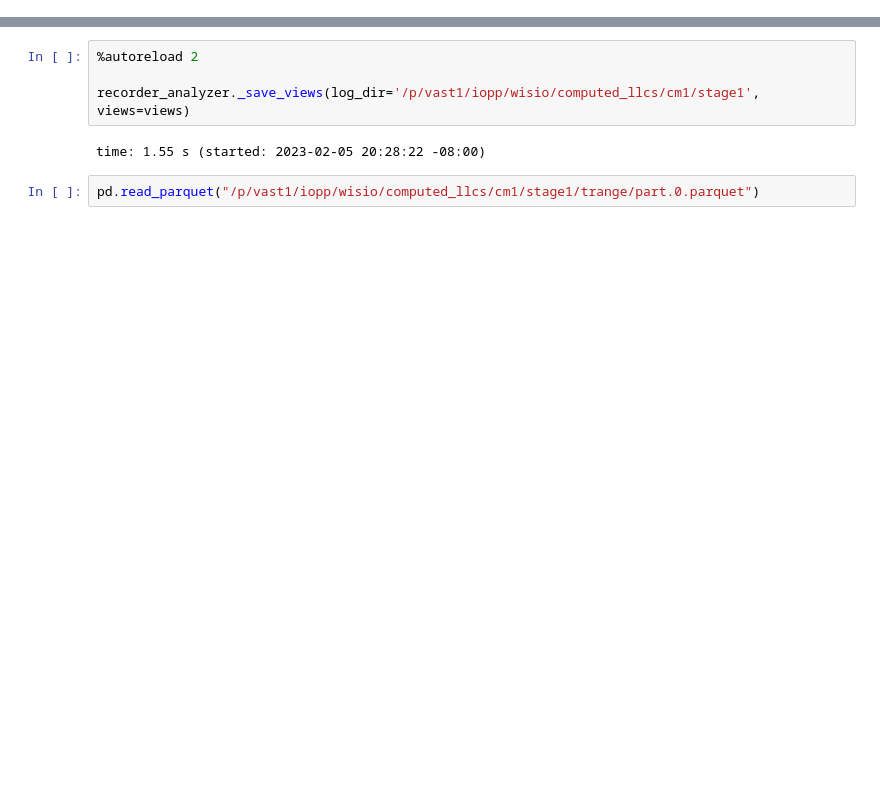
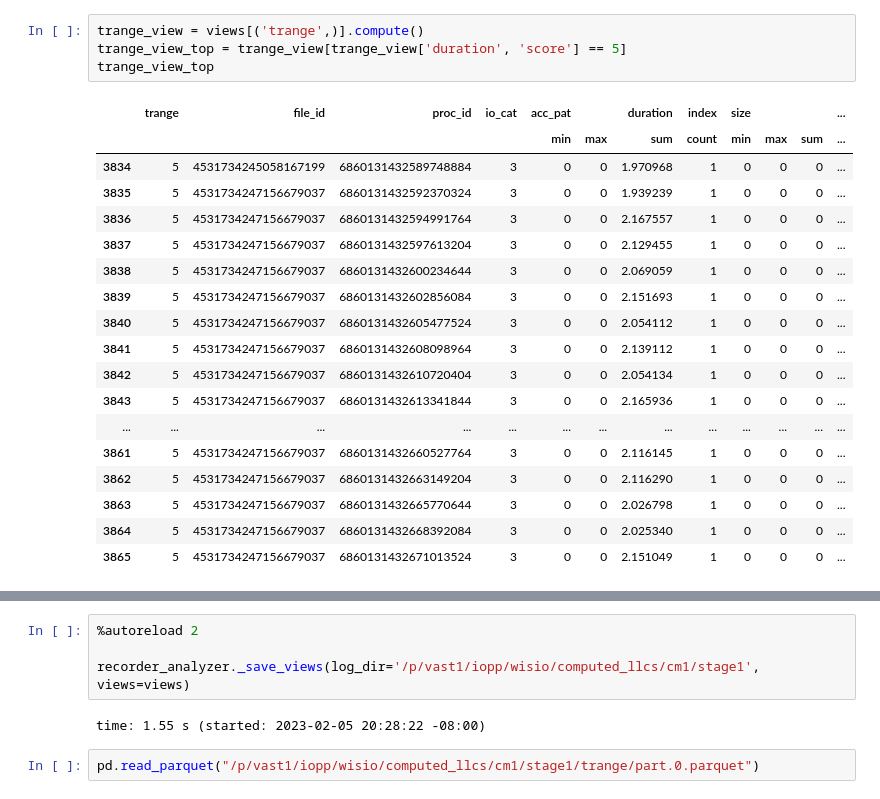
Before and after one commit to izzet/wisio, a Jupyter notebook: notebooks/recorder-cm1.ipynb, the cells around one changed output, grey strips where cells are left out. Drawn from its saved outputs; the diff is of its cells as text; blank space fills up the shorter version.

Commit message:
Notebooks updated with score computations.

```diff
--- a/notebooks/recorder-cm1.ipynb
+++ b/notebooks/recorder-cm1.ipynb
@@ -109,0 +93,23 @@ time: 167 ms (started: 2023-02-07 07:23:02 -08:00)
+# %%
+trange_view = views[('trange',)].compute()
+trange_view_top = trange_view[trange_view['duration', 'score'] == 5]
+trange_view_top
+# %% [output]
+|  | trange | file_id | proc_id | io_cat | acc_pat |  | duration | index | size |  |  | ... |
+|  |  |  |  |  | min | max | sum | count | min | max | sum | ... |
+| 3834 | 5 | 4531734245058167199 | 6860131432589748884 | 3 | 0 | 0 | 1.970968 | 1 | 0 | 0 | 0 | ... |
+| 3835 | 5 | 4531734247156679037 | 6860131432592370324 | 3 | 0 | 0 | 1.939239 | 1 | 0 | 0 | 0 | ... |
+| 3836 | 5 | 4531734247156679037 | 6860131432594991764 | 3 | 0 | 0 | 2.167557 | 1 | 0 | 0 | 0 | ... |
+| 3837 | 5 | 4531734247156679037 | 6860131432597613204 | 3 | 0 | 0 | 2.129455 | 1 | 0 | 0 | 0 | ... |
+| 3838 | 5 | 4531734247156679037 | 6860131432600234644 | 3 | 0 | 0 | 2.069059 | 1 | 0 | 0 | 0 | ... |
+| 3839 | 5 | 4531734247156679037 | 6860131432602856084 | 3 | 0 | 0 | 2.151693 | 1 | 0 | 0 | 0 | ... |
+| 3840 | 5 | 4531734247156679037 | 6860131432605477524 | 3 | 0 | 0 | 2.054112 | 1 | 0 | 0 | 0 | ... |
+| 3841 | 5 | 4531734247156679037 | 6860131432608098964 | 3 | 0 | 0 | 2.139112 | 1 | 0 | 0 | 0 | ... |
+| 3842 | 5 | 4531734247156679037 | 6860131432610720404 | 3 | 0 | 0 | 2.054134 | 1 | 0 | 0 | 0 | ... |
+| 3843 | 5 | 4531734247156679037 | 6860131432613341844 | 3 | 0 | 0 | 2.165936 | 1 | 0 | 0 | 0 | ... |
+| ... | ... | ... | ... | ... | ... | ... | ... | ... | ... | ... | ... | ... |
+| 3861 | 5 | 4531734247156679037 | 6860131432660527764 | 3 | 0 | 0 | 2.116145 | 1 | 0 | 0 | 0 | ... |
+| 3862 | 5 | 4531734247156679037 | 6860131432663149204 | 3 | 0 | 0 | 2.116290 | 1 | 0 | 0 | 0 | ... |
+| 3863 | 5 | 4531734247156679037 | 6860131432665770644 | 3 | 0 | 0 | 2.026798 | 1 | 0 | 0 | 0 | ... |
+| 3864 | 5 | 4531734247156679037 | 6860131432668392084 | 3 | 0 | 0 | 2.025340 | 1 | 0 | 0 | 0 | ... |
+| 3865 | 5 | 4531734247156679037 | 6860131432671013524 | 3 | 0 | 0 | 2.151049 | 1 | 0 | 0 | 0 | ... |
```
Also changed, not shown: parts of 18 cells of this notebook, 4 other files.
